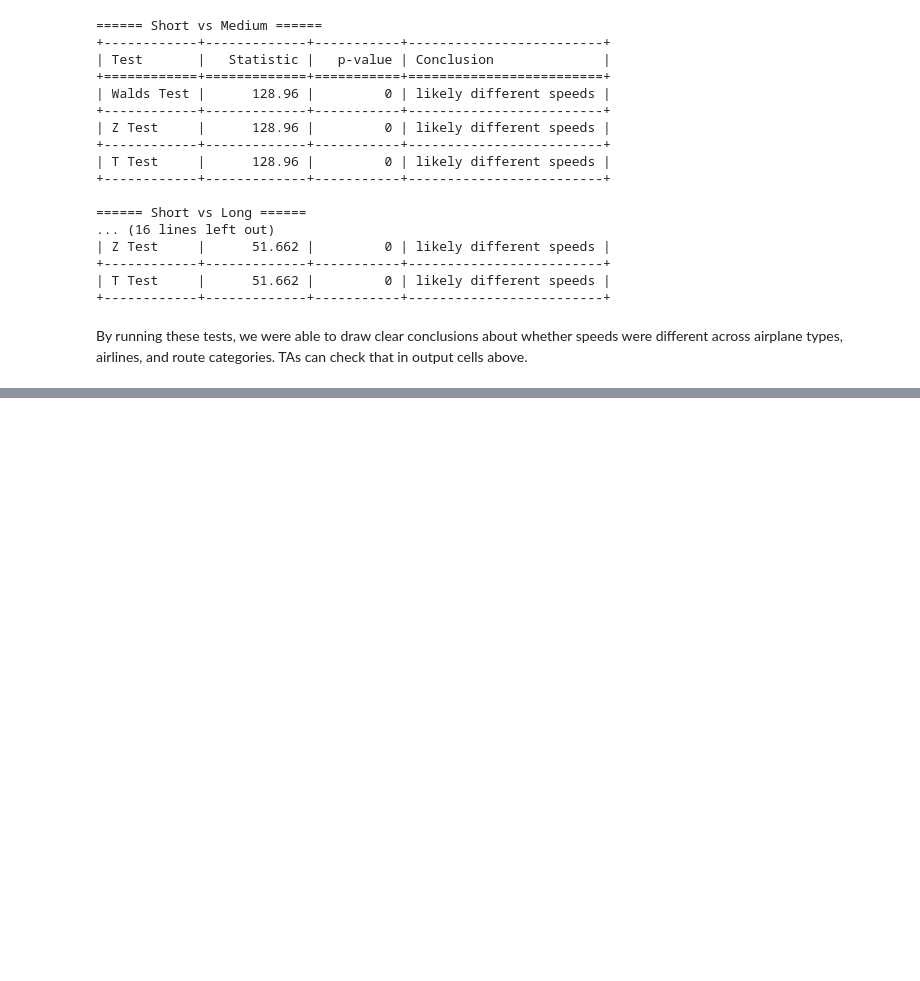
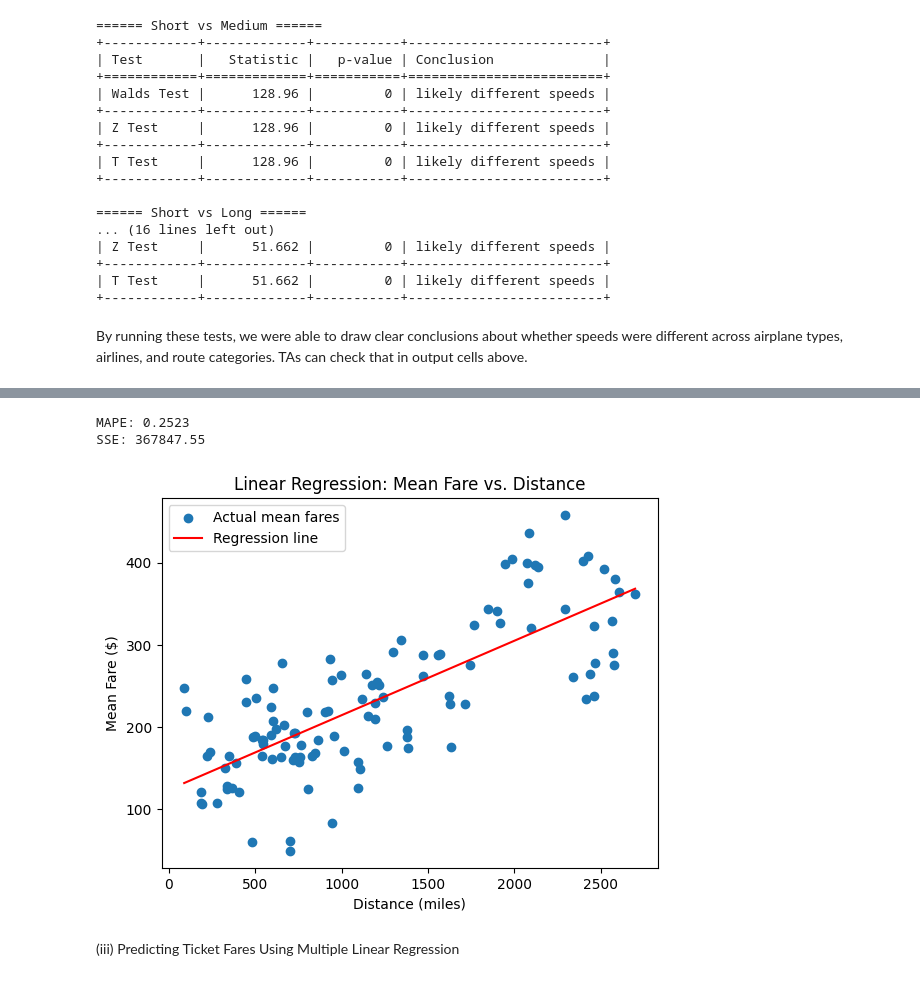
Before and after one commit to harshil-sanghvi/cse544-project, a Jupyter notebook: final_project.ipynb, the cells around one changed output, grey strips where cells are left out. Drawn from its saved outputs; the diff is of its cells as text; code cells hidden in the pictures; blank space fills up the shorter version.

```diff
--- a/final_project.ipynb
+++ b/final_project.ipynb
@@ -402,0 +482,33 @@ By running these tests, we were able to draw clear conclusions about whether spe
+# %%
+# Linear regression to predict fares using Distance
+
+X = mean_fares_by_dist[['segmentsDistance']]
+y = mean_fares_by_dist['baseFare']
+
+model = LinearRegression()
+model.fit(X, y)
+
+y_pred = model.predict(X)
+
+mape = mean_absolute_percentage_error(y, y_pred)
+sse = np.sum((y - y_pred) ** 2)
+
+print(f"MAPE: {mape:.4f}")
+print(f"SSE: {sse:.2f}")
+# %% [output]
+MAPE: 0.2523
+SSE: 367847.55
+# %%
+# Plot showing regression fit
+
+plt.scatter(X, y, label='Actual mean fares')
+plt.plot(X, y_pred, color='red', label='Regression line')
+plt.xlabel('Distance (miles)')
+plt.ylabel('Mean Fare ($)')
+plt.title('Linear Regression: Mean Fare vs. Distance')
+plt.legend()
+plt.show()
+# %% [output]
+[figure, added]
+# %% [markdown]
+(iii) Predicting Ticket Fares Using Multiple Linear Regression
```
Also changed, not shown: parts of 20 cells of this notebook.
